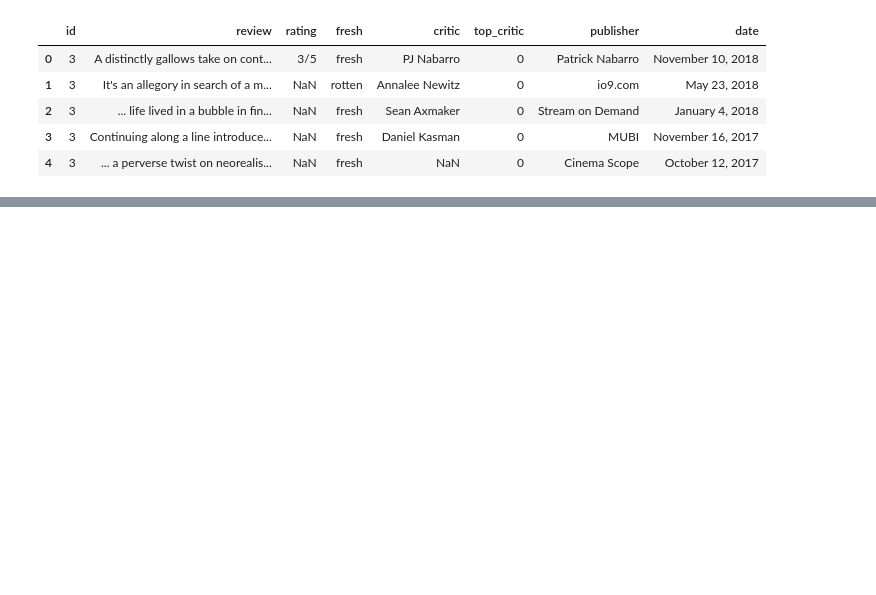
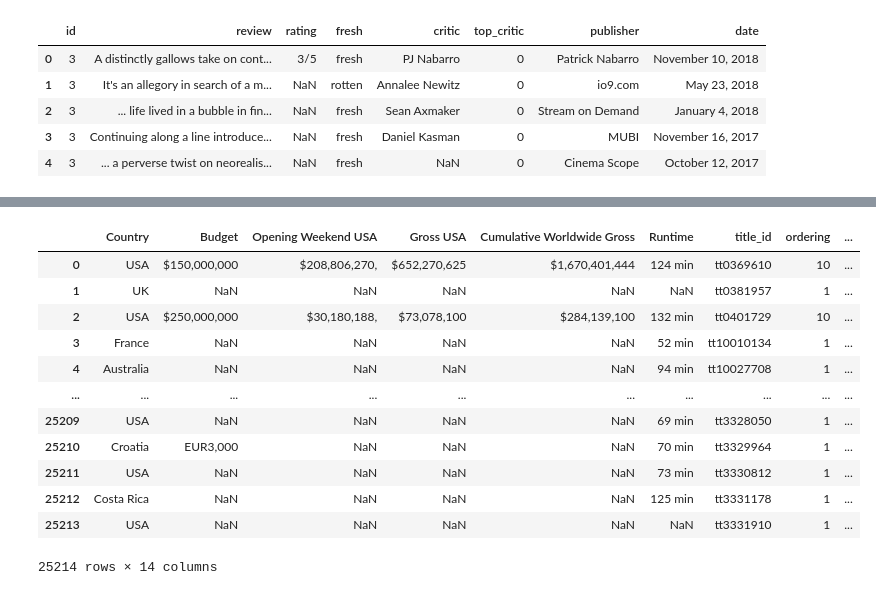
Before and after one commit to davidlebruce/movie_industry_project, a Jupyter notebook: imdb_data_exp.ipynb, the cells around one changed output, grey strips where cells are left out. Saved outputs shown, nothing was run; the diff lists cells and outputs as text; code cells hidden in the pictures; blank space fills up the shorter version.

Commit message:
merged imdb tables with webscrapes, cleaned more data

```diff
--- a/imdb_data_exp.ipynb
+++ b/imdb_data_exp.ipynb
@@ -199,0 +264,10 @@ TypeError: must pass an index to rename
+# %%
+web_scrape2 = pd.read_csv('imdb_monetary_data_16591_to_25214_.csv')
+web_scrape2.columns
+web_scrape2.set_index(['title_id'], inplace=True)
+# %%
+# concatenating webscraped data
+web_scrape = pd.concat([web_scrape1, web_scrape2])
+print(web_scrape.columns, end='\n\n')
+print(web_scrape.shape, end='\n\n')
+print(web_scrape.isna().sum())
@@ -199,0 +289,4 @@ TypeError: must pass an index to rename
+# %%
+# dropping unnamed column
+web_scrape.drop(['Unnamed: 0'], axis=1, inplace=True)
+web_scrape
@@ -199,0 +308,21 @@ TypeError: must pass an index to rename
+# %%
+# cleaning title_id (index)
+web_scrape.index = web_scrape.index.str.strip()
+# %%
+# merging imdb2
+df = web_scrape.merge(imdb2, left_on=web_scrape.index, right_on=['title_id'])
+df
+# %% [output]
+|  | Country | Budget | Opening Weekend USA | Gross USA | Cumulative Worldwide Gross | Runtime | title_id | ordering | ... |
+| 0 | USA | $150,000,000 | $208,806,270, | $652,270,625 | $1,670,401,444 | 124 min | tt0369610 | 10 | ... |
+| 1 | UK | NaN | NaN | NaN | NaN | NaN | tt0381957 | 1 | ... |
+| 2 | USA | $250,000,000 | $30,180,188, | $73,078,100 | $284,139,100 | 132 min | tt0401729 | 10 | ... |
+| 3 | France | NaN | NaN | NaN | NaN | 52 min | tt10010134 | 1 | ... |
+| 4 | Australia | NaN | NaN | NaN | NaN | 94 min | tt10027708 | 1 | ... |
+| ... | ... | ... | ... | ... | ... | ... | ... | ... | ... |
+| 25209 | USA | NaN | NaN | NaN | NaN | 69 min | tt3328050 | 1 | ... |
+| 25210 | Croatia | EUR3,000 | NaN | NaN | NaN | 70 min | tt3329964 | 1 | ... |
+| 25211 | USA | NaN | NaN | NaN | NaN | 73 min | tt3330812 | 1 | ... |
+| 25212 | Costa Rica | NaN | NaN | NaN | NaN | 125 min | tt3331178 | 1 | ... |
+| 25213 | USA | NaN | NaN | NaN | NaN | NaN | tt3331910 | 1 | ... |
+25214 rows × 14 columns
```
Also changed, not shown: parts of 22 cells of this notebook.
